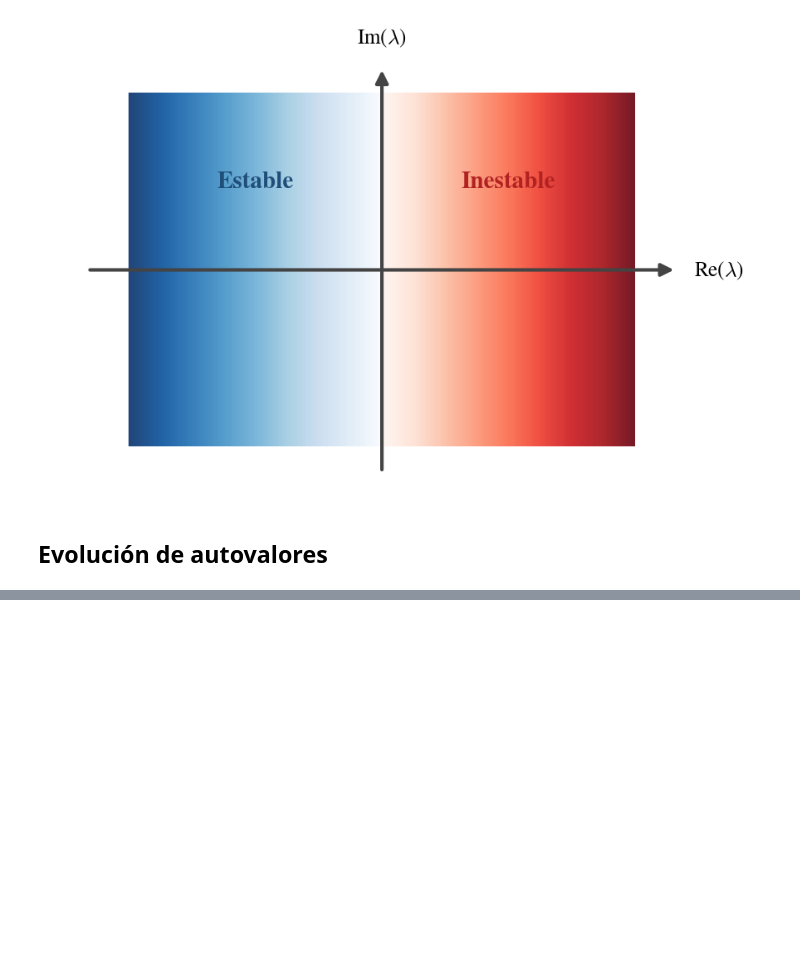
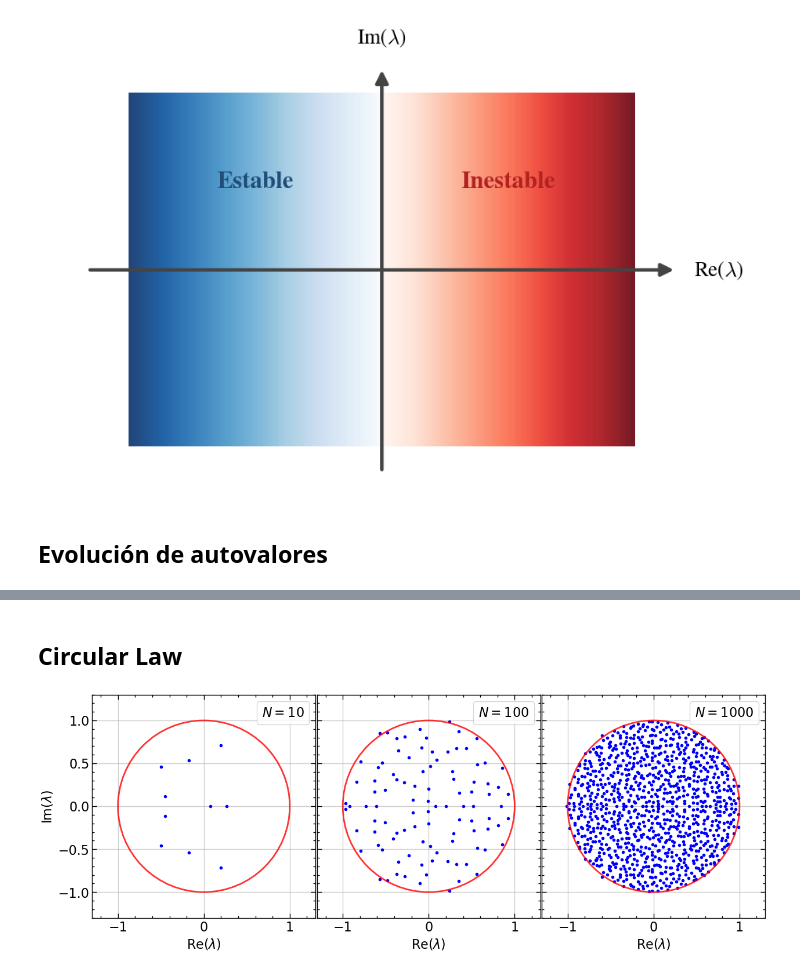
Before and after one commit to OlmoGH/Edge-of-chaos, a Jupyter notebook: Autovalores_de_matrices/LaTex/figuras.ipynb, the cells around one changed output, grey strips where cells are left out. Saved outputs shown, nothing was run; the diff lists cells and outputs as text; code cells hidden in the pictures; blank space fills up the shorter version.

```diff
--- a/Autovalores_de_matrices/LaTex/figuras.ipynb
+++ b/Autovalores_de_matrices/LaTex/figuras.ipynb
@@ -179,0 +198,33 @@ plt.show()
+# %% [markdown]
+## Circular Law
+# %%
+from matplotlib.patches import Circle
+dims = [10, 100, 1000]
+
+matrices = [np.random.standard_normal((dim, dim)) for dim in dims]
+
+autovalores = [np.linalg.eigvals(matrix) for matrix in matrices]
+
+plt.style.use(['science', 'notebook'])
+
+fig, ax = plt.subplots(ncols=3, figsize=(15, 5), sharey=True, gridspec_kw={'wspace': 0})
+
+for i in range(3):
+    autovalores[i] = autovalores[i]/np.sqrt(dims[i])
+    ax[i].plot(autovalores[i].real, autovalores[i].imag, 'b.', label=fr"$N = {dims[i]}$")
+    ax[i].set_aspect('equal')
+    ax[i].set_xlabel(r"Re$(\lambda)$")
+    circle = Circle([0, 0], 1.0, edgecolor='red', fill=False, linewidth=2, zorder=5, alpha=0.8)
+    ax[i].add_patch(circle)
+    ax[i].grid(True, alpha=0.6)
+    ax[i].set_xlim(-1.3, 1.3)
+    ax[i].set_ylim(-1.3, 1.3)
+    ax[i].legend(frameon=True, markerscale=0, handletextpad=0, handlelength=0)
+    if i > 0:
+        ax[i].tick_params(labelleft=False)
+ax[0].set_ylabel(r"Im$(\lambda)$")
+
+plt.savefig("Figures/circular law.pdf")
+plt.show()
+# %% [output]
+[figure, added]
```
Also changed, not shown: parts of 1 cell of this notebook, 4 other files.
